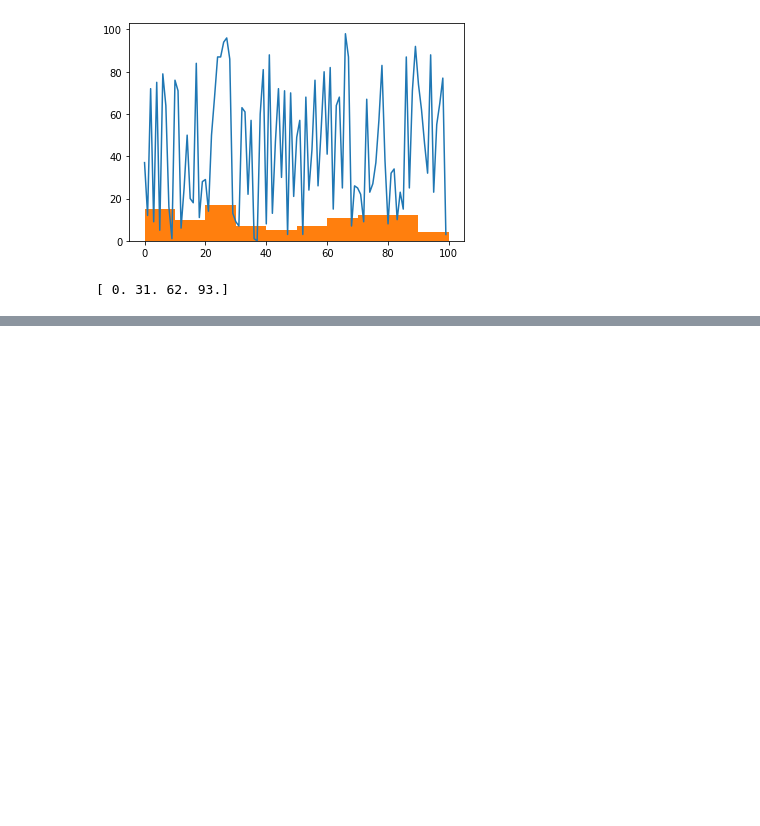
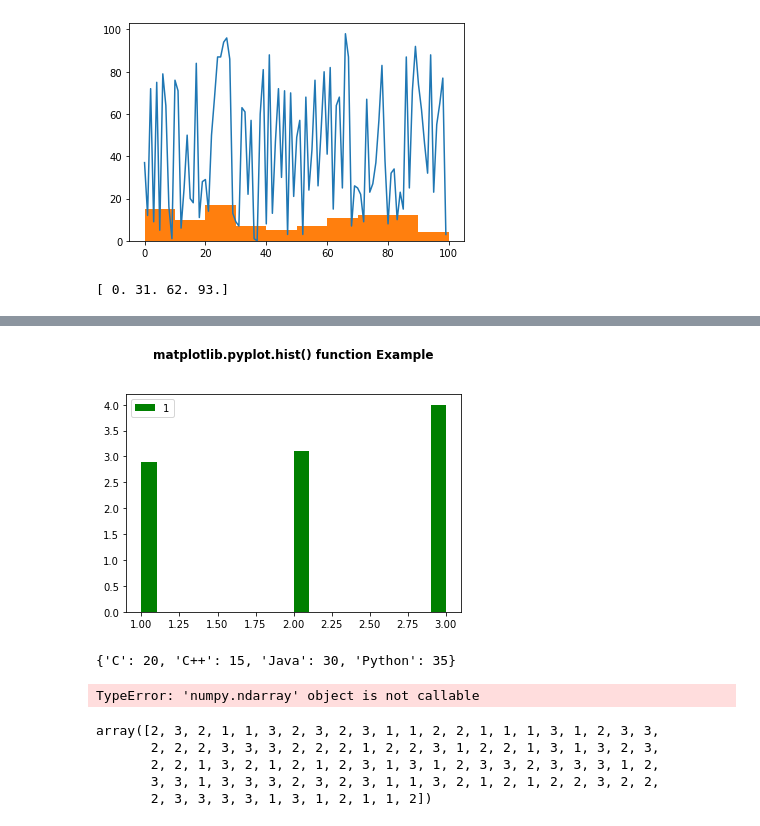
Before and after one commit to tdkhoa1212/function, a Jupyter notebook: test.ipynb, the cells around one changed output, grey strips where cells are left out. Cells and saved outputs as stored; diff of their text form; code cells hidden in the pictures; blank space fills up the shorter version.

```diff
--- a/test.ipynb
+++ b/test.ipynb
@@ -161,0 +154,59 @@ print(bins)
+# %%
+import matplotlib
+import numpy as np
+import matplotlib.pyplot as plt
+import random
+
+list = np.array([random.randrange(1, 4) for _ in range(100)]).reshape(-1, 1)
+
+np.random.seed(10**7)
+n_bins = 20
+x = np.random.randn(10000, 3)
+
+colors = ['green']
+
+plt.hist(list, 20, density = True,
+         histtype ='bar',
+         color = colors,
+         label = [1, 2, 3])
+
+plt.legend(prop ={'size': 10})
+
+plt.title('matplotlib.pyplot.hist() function Example\n\n',
+          fontweight ="bold")
+
+plt.show()
+# %% [output]
+[figure, added]
+# %%
+
+import numpy as np
+import matplotlib.pyplot as plt
+
+
+# creating the dataset
+data_ = {'C':20, 'C++':15, 'Java':30,'Python':35}
+print(data_)
+courses = list(data_.keys())
+values = list(data_.values())
+
+fig = plt.figure(figsize = (10, 5))
+
+# creating the bar plot
+plt.bar(courses, values, color ='maroon',width = 0.4)
+
+plt.xlabel("Courses offered")
+plt.ylabel("No. of students enrolled")
+plt.title("Students enrolled in different courses")
+plt.show()
+# %% [output]
+{'C': 20, 'C++': 15, 'Java': 30, 'Python': 35}
+TypeError: 'numpy.ndarray' object is not callable
+# %%
+list
+# %% [output]
+array([2, 3, 2, 1, 1, 3, 2, 3, 2, 3, 1, 1, 2, 2, 1, 1, 1, 3, 1, 2, 3, 3,
+       2, 2, 2, 3, 3, 3, 2, 2, 2, 1, 2, 2, 3, 1, 2, 2, 1, 3, 1, 3, 2, 3,
+       2, 2, 1, 3, 2, 1, 2, 1, 2, 3, 1, 3, 1, 2, 3, 3, 2, 3, 3, 3, 1, 2,
+       3, 3, 1, 3, 3, 3, 2, 3, 2, 3, 1, 1, 3, 2, 1, 2, 1, 2, 2, 3, 2, 2,
+       2, 3, 3, 3, 3, 1, 3, 1, 2, 1, 1, 2])
```
Also changed, not shown: parts of 3 cells of this notebook, 1 other file.
